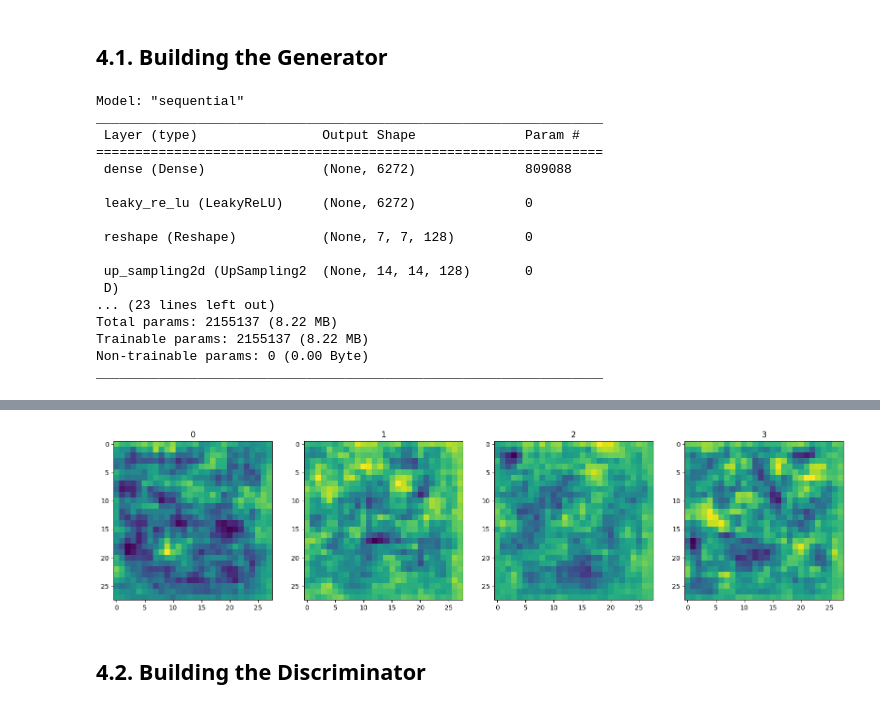
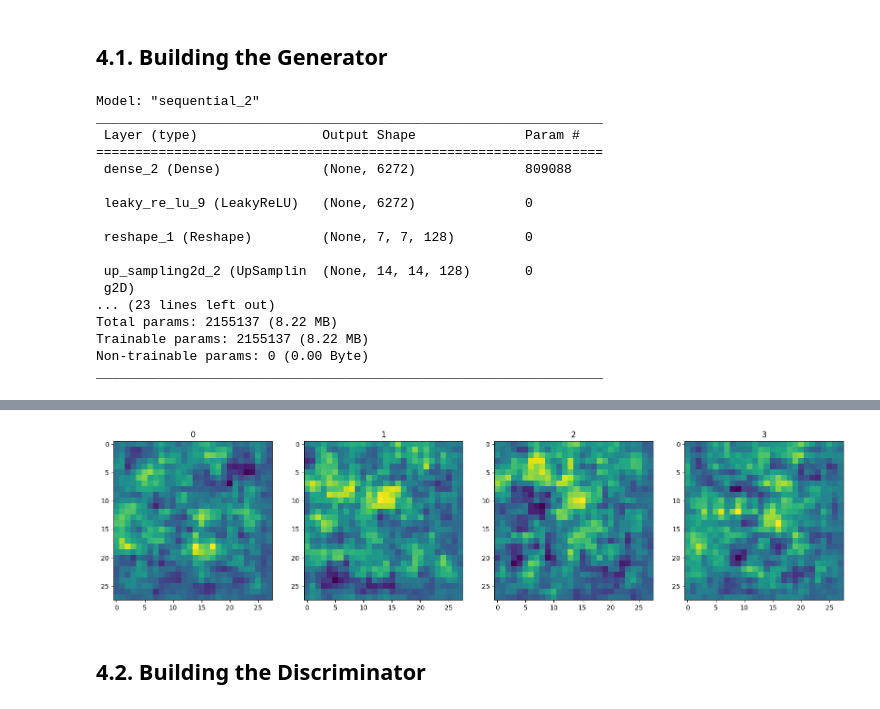
Before and after one commit to ChamikaGunarathna/GenerativeAITutorials, a Jupyter notebook: YouTube-tutorial/test.ipynb, the cells around one changed output, grey strips where cells are left out. Cells and saved outputs as stored; diff of their text form; code cells hidden in the pictures.

```diff
--- a/YouTube-tutorial/test.ipynb
+++ b/YouTube-tutorial/test.ipynb
@@ -151,20 +151,20 @@ def build_generator():
     return model
 # %%
 generator = build_generator()
-test_model.summary()
+generator.summary()
 # %% [output]
-Model: "sequential"
+Model: "sequential_2"
 _________________________________________________________________
  Layer (type)                Output Shape              Param #
 =================================================================
- dense (Dense)               (None, 6272)              809088
+ dense_2 (Dense)             (None, 6272)              809088
 
- leaky_re_lu (LeakyReLU)     (None, 6272)              0
+ leaky_re_lu_9 (LeakyReLU)   (None, 6272)              0
 
- reshape (Reshape)           (None, 7, 7, 128)         0
+ reshape_1 (Reshape)         (None, 7, 7, 128)         0
 
- up_sampling2d (UpSampling2  (None, 14, 14, 128)       0
- D)
+ up_sampling2d_2 (UpSamplin  (None, 14, 14, 128)       0
+ g2D)
 ... (23 lines left out)
 Total params: 2155137 (8.22 MB)
 Trainable params: 2155137 (8.22 MB)
@@ -173,7 +173,7 @@ _________________________________________________________________
 # %%
 #testing the generator model by generating new random sampling
 input_x = np.random.randn(4,128,1)
-img = test_model.predict(input_x)
+img = generator.predict(input_x)
 #visualizing the images generated
 fig, ax = plt.subplots(ncols=4, figsize=(20,20))
 for idx,img_ in enumerate(img):
@@ -185,4 +185,4 @@ for idx,img_ in enumerate(img):
-[figure, old version]
+[figure, new version]
 # %% [markdown]
 ## 4.2. Building the Discriminator
 # %%
```
Also changed, not shown: parts of 9 cells of this notebook.
